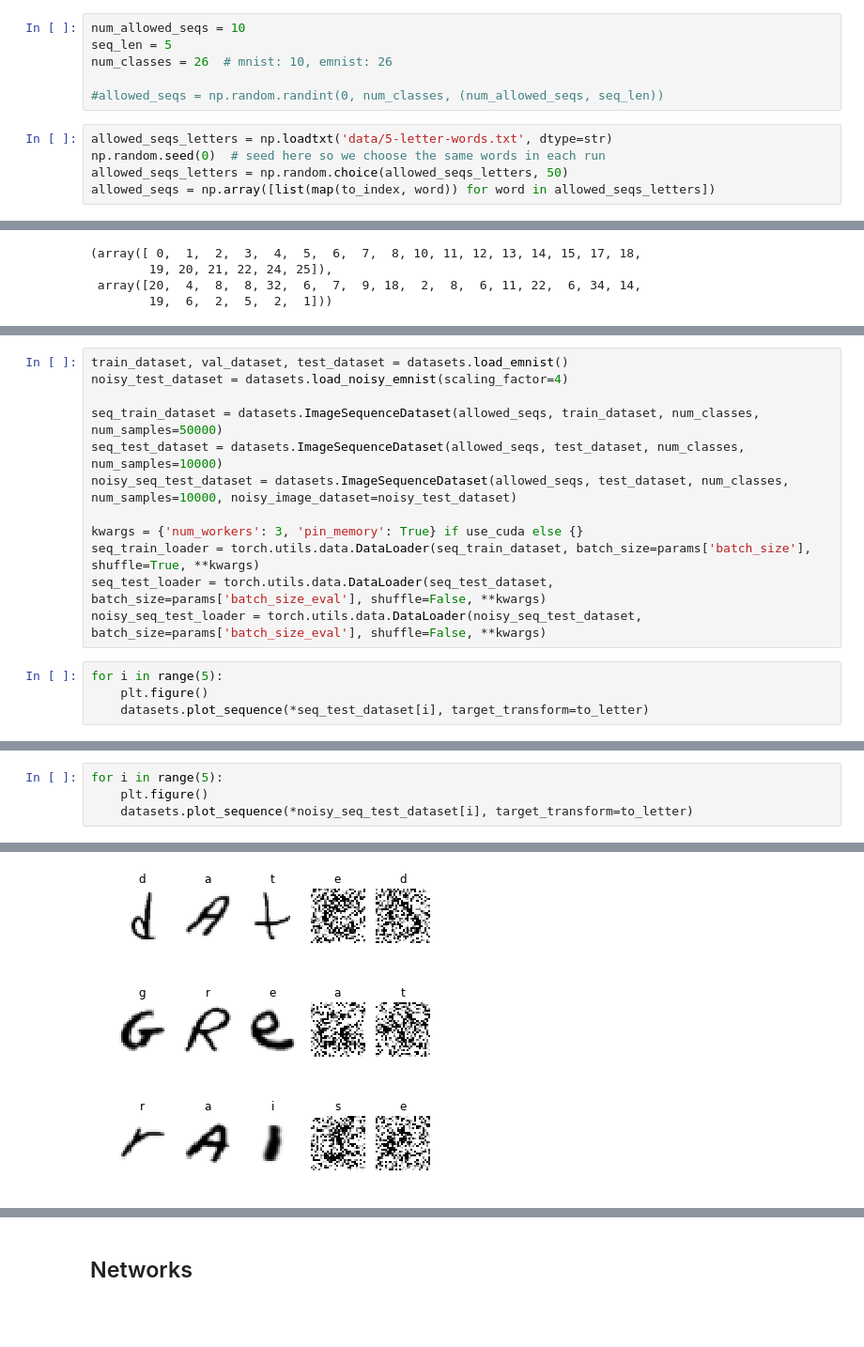
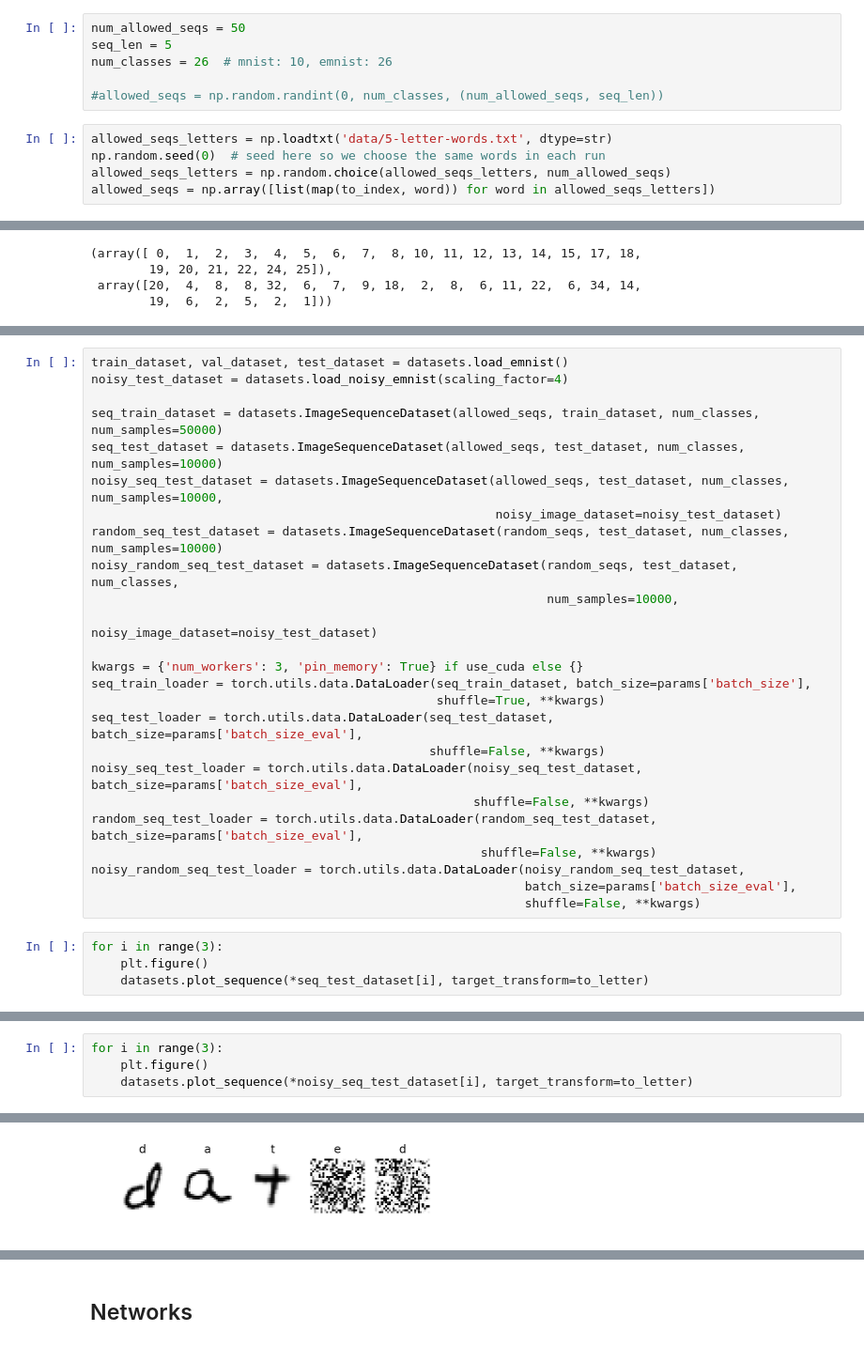
Before and after one commit to jrieke/feedback-nns, a Jupyter notebook: feedback_connections.ipynb, the cells around one changed output, grey strips where cells are left out. Shown at 94% size. Drawn from its saved outputs; the diff is of its cells as text; blank space fills up the shorter version.

```diff
--- a/feedback_connections.ipynb
+++ b/feedback_connections.ipynb
@@ -228,7 +195,7 @@ def to_letter(index):
 def to_index(letter):
     return ord(letter) - 97
 # %%
-num_allowed_seqs = 10
+num_allowed_seqs = 50
 seq_len = 5
 num_classes = 26  # mnist: 10, emnist: 26
 
@@ -236,7 +203,7 @@ num_classes = 26  # mnist: 10, emnist: 26
 # %%
 allowed_seqs_letters = np.loadtxt('data/5-letter-words.txt', dtype=str)
 np.random.seed(0)  # seed here so we choose the same words in each run
-allowed_seqs_letters = np.random.choice(allowed_seqs_letters, 50)
+allowed_seqs_letters = np.random.choice(allowed_seqs_letters, num_allowed_seqs)
 allowed_seqs = np.array([list(map(to_index, word)) for word in allowed_seqs_letters])
 # %%
 allowed_seqs[:10], allowed_seqs_letters[:10]
@@ -267,14 +248,27 @@ noisy_test_dataset = datasets.load_noisy_emnist(scaling_factor=4)
 
 seq_train_dataset = datasets.ImageSequenceDataset(allowed_seqs, train_dataset, num_classes, num_samples=50000)
 seq_test_dataset = datasets.ImageSequenceDataset(allowed_seqs, test_dataset, num_classes, num_samples=10000)
-noisy_seq_test_dataset = datasets.ImageSequenceDataset(allowed_seqs, test_dataset, num_classes, num_samples=10000, noisy_image_dataset=noisy_test_dataset)
+noisy_seq_test_dataset = datasets.ImageSequenceDataset(allowed_seqs, test_dataset, num_classes, num_samples=10000,
+                                                       noisy_image_dataset=noisy_test_dataset)
+random_seq_test_dataset = datasets.ImageSequenceDataset(random_seqs, test_dataset, num_classes, num_samples=10000)
+noisy_random_seq_test_dataset = datasets.ImageSequenceDataset(random_seqs, test_dataset, num_classes,
+                                                              num_samples=10000,
+                                                              noisy_image_dataset=noisy_test_dataset)
 
 kwargs = {'num_workers': 3, 'pin_memory': True} if use_cuda else {}
-seq_train_loader = torch.utils.data.DataLoader(seq_train_dataset, batch_size=params['batch_size'], shuffle=True, **kwargs)
-seq_test_loader = torch.utils.data.DataLoader(seq_test_dataset, batch_size=params['batch_size_eval'], shuffle=False, **kwargs)
-noisy_seq_test_loader = torch.utils.data.DataLoader(noisy_seq_test_dataset, batch_size=params['batch_size_eval'], shuffle=False, **kwargs)
+seq_train_loader = torch.utils.data.DataLoader(seq_train_dataset, batch_size=params['batch_size'],
+                                               shuffle=True, **kwargs)
+seq_test_loader = torch.utils.data.DataLoader(seq_test_dataset, batch_size=params['batch_size_eval'],
+                                              shuffle=False, **kwargs)
+noisy_seq_test_loader = torch.utils.data.DataLoader(noisy_seq_test_dataset, batch_size=params['batch_size_eval'],
+                                                    shuffle=False, **kwargs)
+random_seq_test_loader = torch.utils.data.DataLoader(random_seq_test_dataset, batch_size=params['batch_size_eval'],
+                                                     shuffle=False, **kwargs)
+noisy_random_seq_test_loader = torch.utils.data.DataLoader(noisy_random_seq_test_dataset,
+                                                           batch_size=params['batch_size_eval'],
+                                                           shuffle=False, **kwargs)
 # %%
-for i in range(5):
+for i in range(3):
     plt.figure()
     datasets.plot_sequence(*seq_test_dataset[i], target_transform=to_letter)
 # %% [output]
@@ -286,5 +278,5 @@ for i in range(5):
 # %%
-for i in range(5):
+for i in range(3):
     plt.figure()
     datasets.plot_sequence(*noisy_seq_test_dataset[i], target_transform=to_letter)
 # %% [output]
@@ -293,3 +285 @@ for i in range(5):
-[figure, old version]
+[figure, new version]
-[figure, removed]
-[figure, removed]
```
Also changed, not shown: parts of 34 cells of this notebook, 1 other file.
